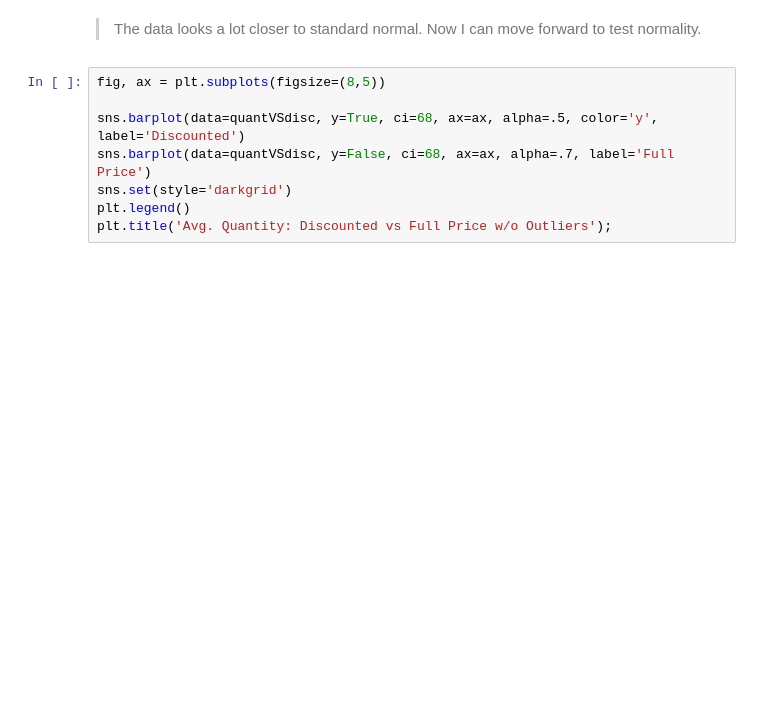
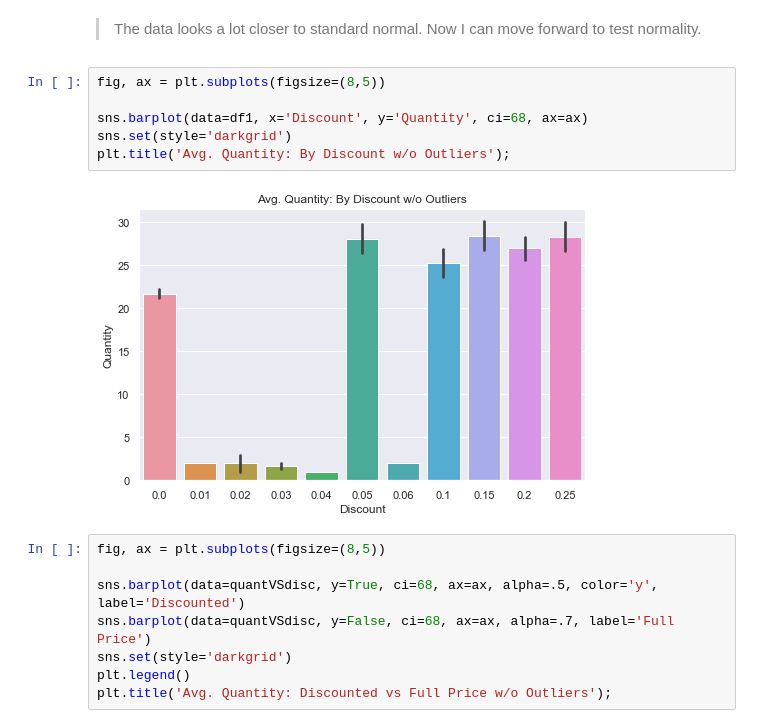
Before and after one commit to dfuller22/Mod3_Project, a Jupyter notebook: Mod3_Proj.ipynb, the cells around one changed output. Cells and saved outputs as stored; diff of their text form; blank space fills up the shorter version.

```diff
--- a/Mod3_Proj.ipynb
+++ b/Mod3_Proj.ipynb
@@ -192,6 +177,14 @@ ax.legend();
 [figure]
 # %% [markdown]
 > The data looks a lot closer to standard normal. Now I can move forward to test normality.
+# %%
+fig, ax = plt.subplots(figsize=(8,5))
+
+sns.barplot(data=df1, x='Discount', y='Quantity', ci=68, ax=ax)
+sns.set(style='darkgrid')
+plt.title('Avg. Quantity: By Discount w/o Outliers');
+# %% [output]
+[figure, added]
 # %%
 fig, ax = plt.subplots(figsize=(8,5))
 
```
Also changed, not shown: parts of 44 cells of this notebook, 2 other files.
